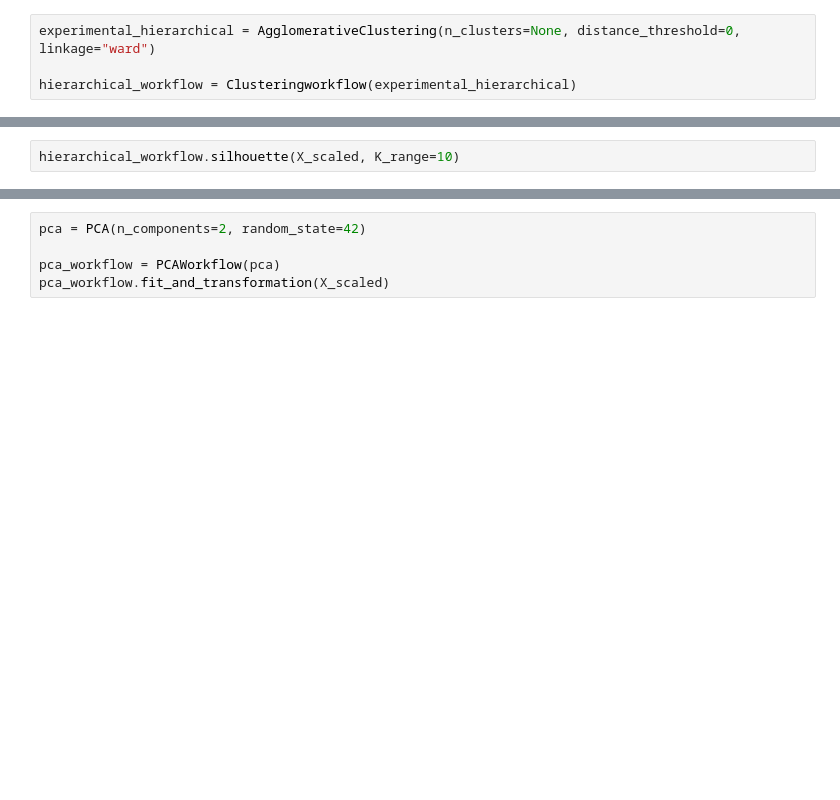
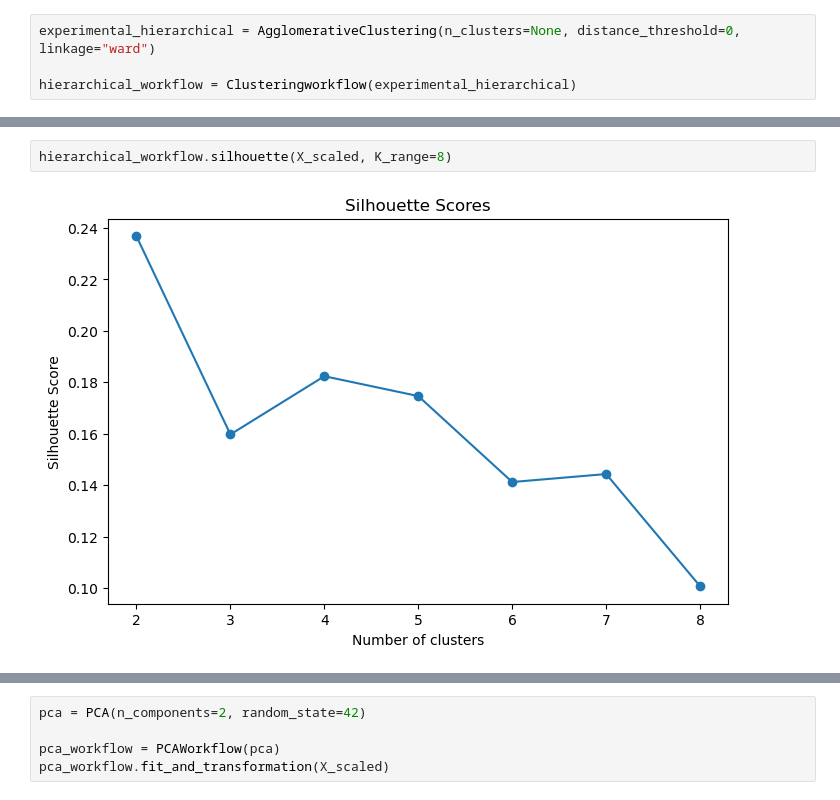
Before and after one commit to tiago2806/ml_project, a Jupyter notebook: notebooks/03_modelling.ipynb, the cells around one changed output, grey strips where cells are left out. Drawn from its saved outputs; the diff is of its cells as text; blank space fills up the shorter version.

```diff
--- a/notebooks/03_modelling.ipynb
+++ b/notebooks/03_modelling.ipynb
@@ -190,4 +179,6 @@ hierarchical_workflow.find_optimal_k(X_scaled)
 # %%
-hierarchical_workflow.silhouette(X_scaled, K_range=10)
+hierarchical_workflow.silhouette(X_scaled, K_range=8)
+# %% [output]
+[figure, added]
 # %%
 hierarchical = AgglomerativeClustering(
```
Also changed, not shown: parts of 22 cells of this notebook, 5 other files.
